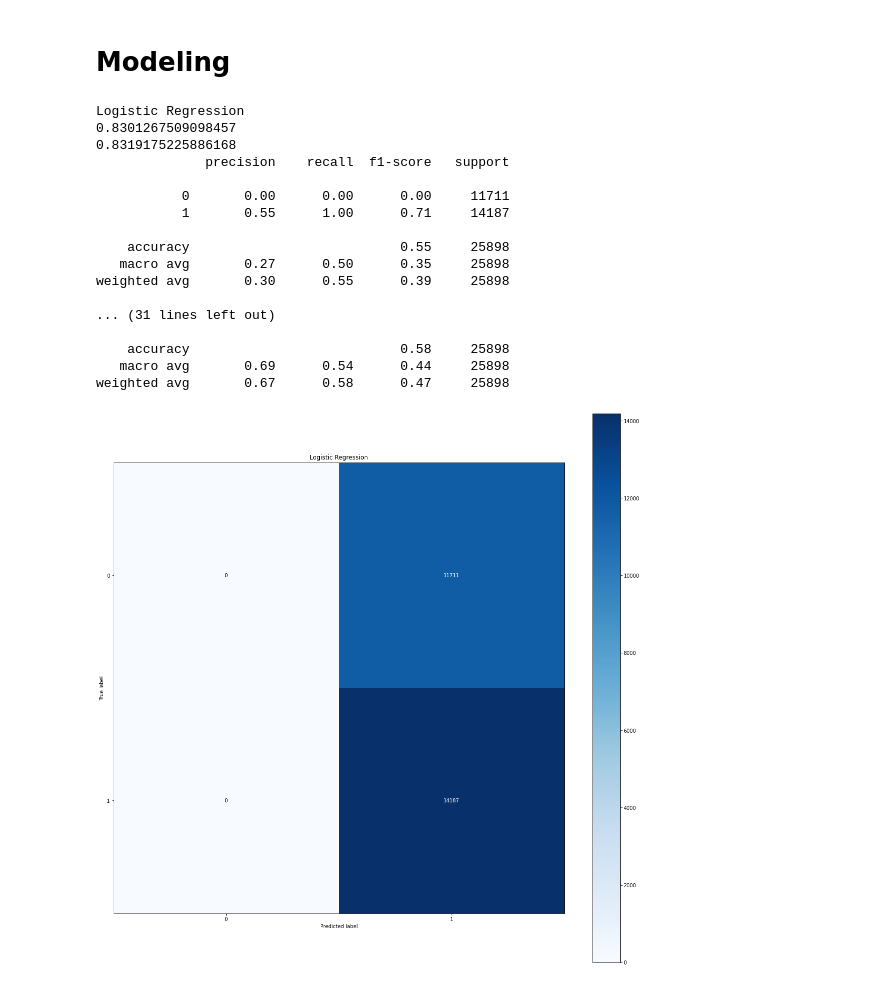
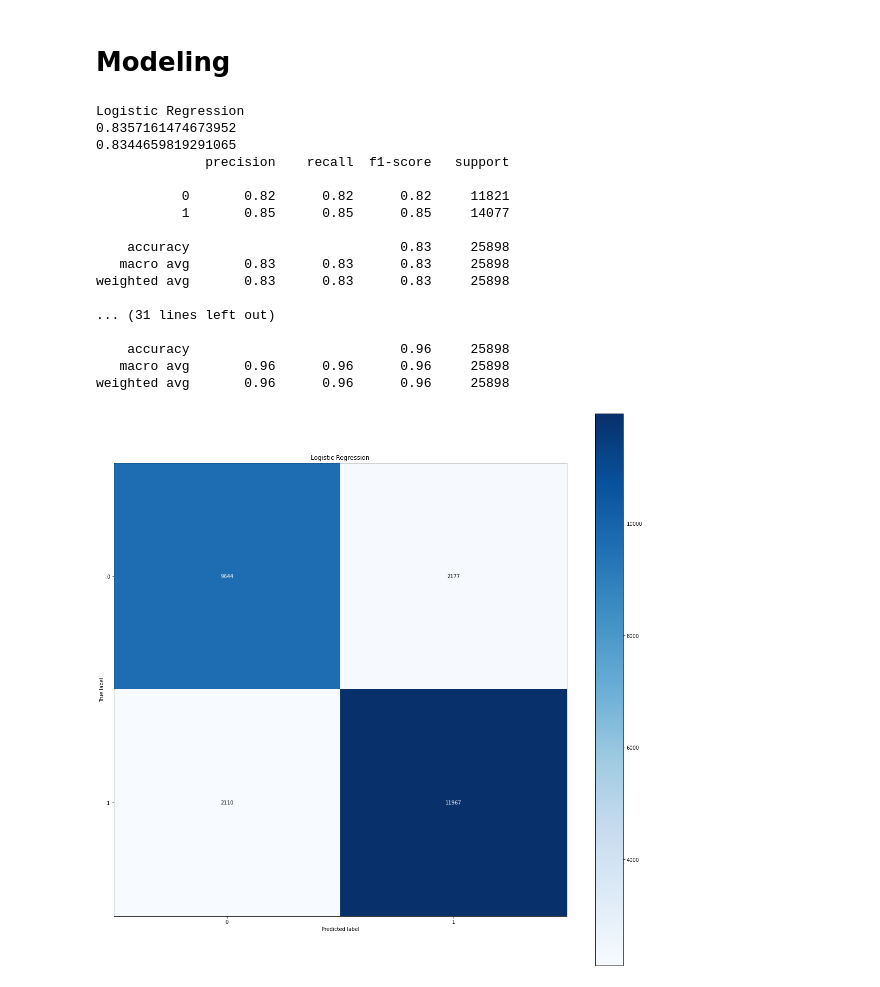
Before and after one commit to IinjyI/Airlines-Customer-Satisfaction, a Jupyter notebook: preprocessing-and-modeling.ipynb, the cells around one changed output. Saved outputs shown, nothing was run; the diff lists cells and outputs as text; code cells hidden in the pictures.

Commit message:
modeling 1.0

```diff
--- a/preprocessing-and-modeling.ipynb
+++ b/preprocessing-and-modeling.ipynb
@@ -202,6 +193,6 @@ unimportant = [
 # %%
 d=data.drop(unimportant,axis=1)
 # %%
-x = d.drop(["satisfaction"], axis=1)
-y = d["satisfaction"]
+x = data.drop(["satisfaction"], axis=1)
+y = data["satisfaction"]
 # %%
@@ -209,40 +200,44 @@ x_train, x_test, y_train, y_test = train_test_split(x, y, test_size=0.2, random_
 # %%
 models = [
     ('Logistic Regression', LogisticRegression(max_iter=1000)),
     ('Decision Tree', DecisionTreeClassifier()),
     ('Random Forest Classifier', RandomForestClassifier()),
-    ('XGB', XGBClassifier(max_depth = 18 , objective = 'binary:logistic' , n_estimators= 6)),
+    ('XGB', XGBClassifier()),
 
 
 
 ]
 
 results = dict()
 for name, model in models:
+
     clf=make_pipeline(StandardScaler(), model)
     clf.fit(x_train, y_train)
-    y_predict = model.predict(x_test)
+    y_predict = clf.predict(x_test)
+
+
     print(name)
+
     print(clf.score(x_train, y_train))
     print(clf.score(x_test, y_test))
     print(classification_report(y_test, y_predict))
     skplt.metrics.plot_confusion_matrix(y_test, y_predict, figsize=(20, 20), title=name)
 # %% [output]
 Logistic Regression
-0.8301267509098457
-0.8319175225886168
+0.8357161474673952
+0.8344659819291065
               precision    recall  f1-score   support
 
-           0       0.00      0.00      0.00     11711
-           1       0.55      1.00      0.71     14187
+           0       0.82      0.82      0.82     11821
+           1       0.85      0.85      0.85     14077
 
-    accuracy                           0.55     25898
-   macro avg       0.27      0.50      0.35     25898
-weighted avg       0.30      0.55      0.39     25898
+    accuracy                           0.83     25898
+   macro avg       0.83      0.83      0.83     25898
+weighted avg       0.83      0.83      0.83     25898
 
 ... (31 lines left out)
 
-    accuracy                           0.58     25898
-   macro avg       0.69      0.54      0.44     25898
-weighted avg       0.67      0.58      0.47     25898
+    accuracy                           0.96     25898
+   macro avg       0.96      0.96      0.96     25898
+weighted avg       0.96      0.96      0.96     25898
-[figure, old version]
+[figure, new version]
```
Also changed, not shown: parts of 7 cells of this notebook.
